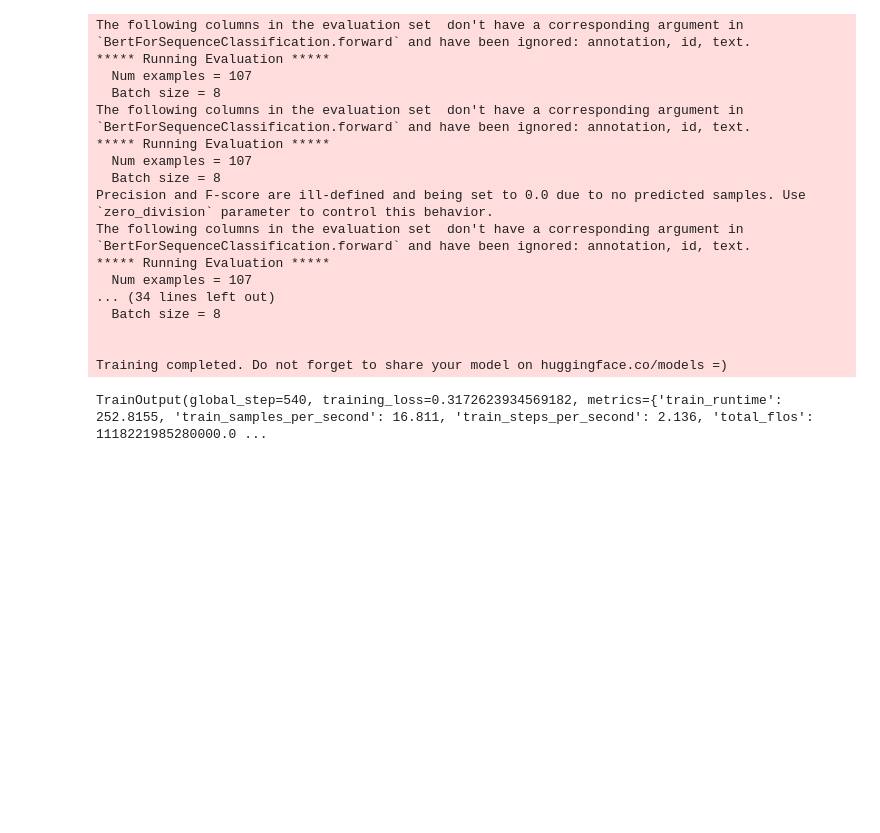
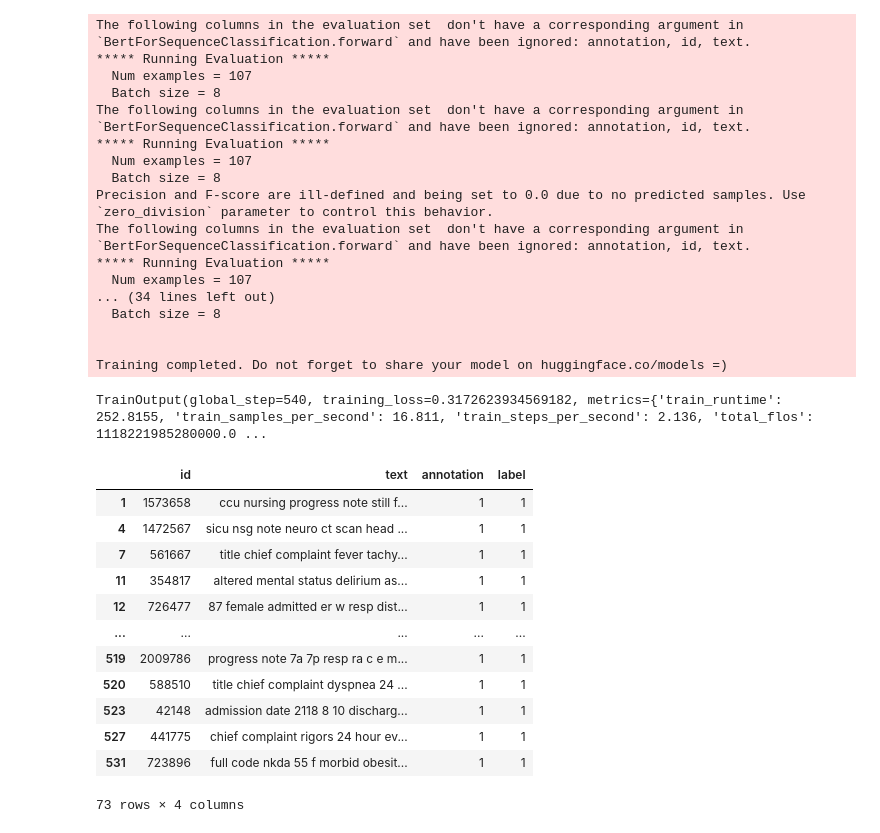
Before and after one commit to wan19990901/EECS6.S982_Sentiment, a Jupyter notebook: Bert_Modelling.ipynb, the cells around one changed output. Saved outputs shown, nothing was run; the diff lists cells and outputs as text; code cells hidden in the pictures; blank space fills up the shorter version.

```diff
--- a/Bert_Modelling.ipynb
+++ b/Bert_Modelling.ipynb
@@ -236,3 +336,19 @@ The following columns in the evaluation set  don't have a corresponding argument
 
 Training completed. Do not forget to share your model on huggingface.co/models =)
 TrainOutput(global_step=540, training_loss=0.3172623934569182, metrics={'train_runtime': 252.8155, 'train_samples_per_second': 16.811, 'train_steps_per_second': 2.136, 'total_flos': 1118221985280000.0 ...
+# %%
+label[label.annotation == 1]
+# %% [output]
+|  | id | text | annotation | label |
+| 1 | 1573658 | ccu nursing progress note still f... | 1 | 1 |
+| 4 | 1472567 | sicu nsg note neuro ct scan head ... | 1 | 1 |
+| 7 | 561667 | title chief complaint fever tachy... | 1 | 1 |
+| 11 | 354817 | altered mental status delirium as... | 1 | 1 |
+| 12 | 726477 | 87 female admitted er w resp dist... | 1 | 1 |
+| ... | ... | ... | ... | ... |
+| 519 | 2009786 | progress note 7a 7p resp ra c e m... | 1 | 1 |
+| 520 | 588510 | title chief complaint dyspnea 24 ... | 1 | 1 |
+| 523 | 42148 | admission date 2118 8 10 discharg... | 1 | 1 |
+| 527 | 441775 | chief complaint rigors 24 hour ev... | 1 | 1 |
+| 531 | 723896 | full code nkda 55 f morbid obesit... | 1 | 1 |
+73 rows × 4 columns
```
Also changed, not shown: parts of 20 cells of this notebook, 1 other file.
